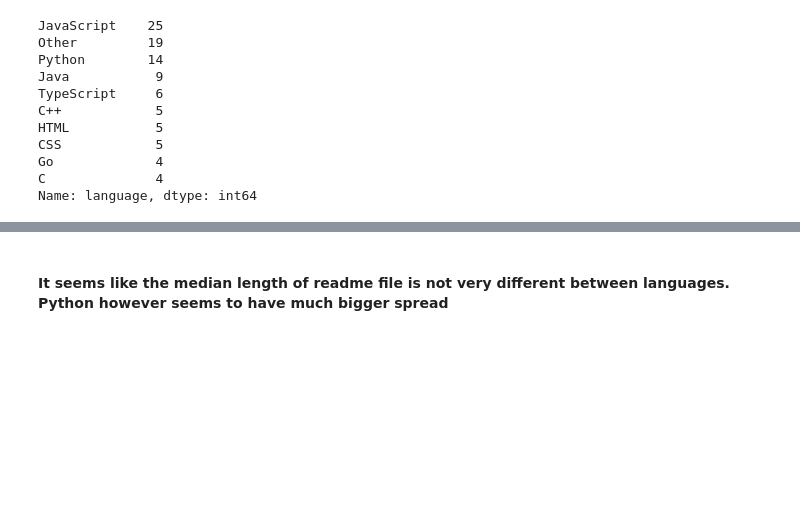
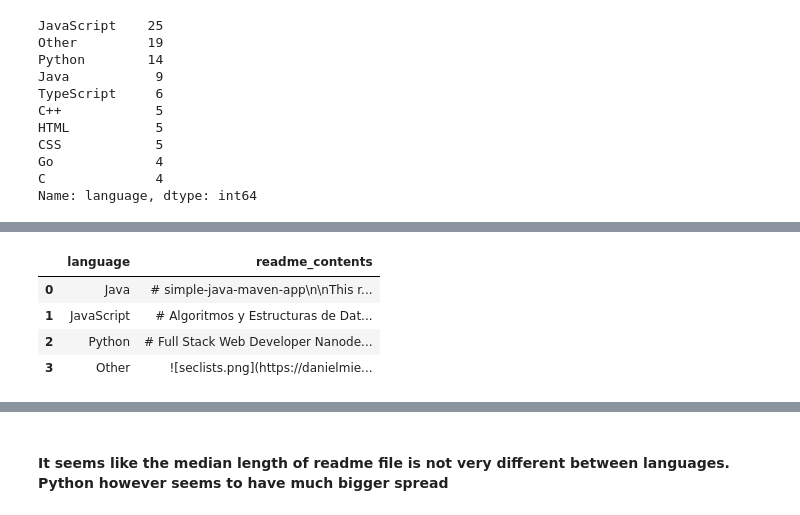
Before and after one commit to The-Tree-Muskeeters/git-language, a Jupyter notebook: nlp_project_ravinder.ipynb, the cells around one changed output, grey strips where cells are left out. Drawn from its saved outputs; the diff is of its cells as text; code cells hidden in the pictures; blank space fills up the shorter version.

```diff
--- a/nlp_project_ravinder.ipynb
+++ b/nlp_project_ravinder.ipynb
@@ -188,2 +173,10 @@ def clean(text):
 # %%
 df = df.drop(columns = ['repo'])
+# %%
+df.head(4)
+# %% [output]
+|  | language | readme_contents |
+| 0 | Java | # simple-java-maven-app\n\nThis r... |
+| 1 | JavaScript | # Algoritmos y Estructuras de Dat... |
+| 2 | Python | # Full Stack Web Developer Nanode... |
+| 3 | Other | ![seclists.png](https://danielmie... |
```
Also changed, not shown: parts of 16 cells of this notebook.
